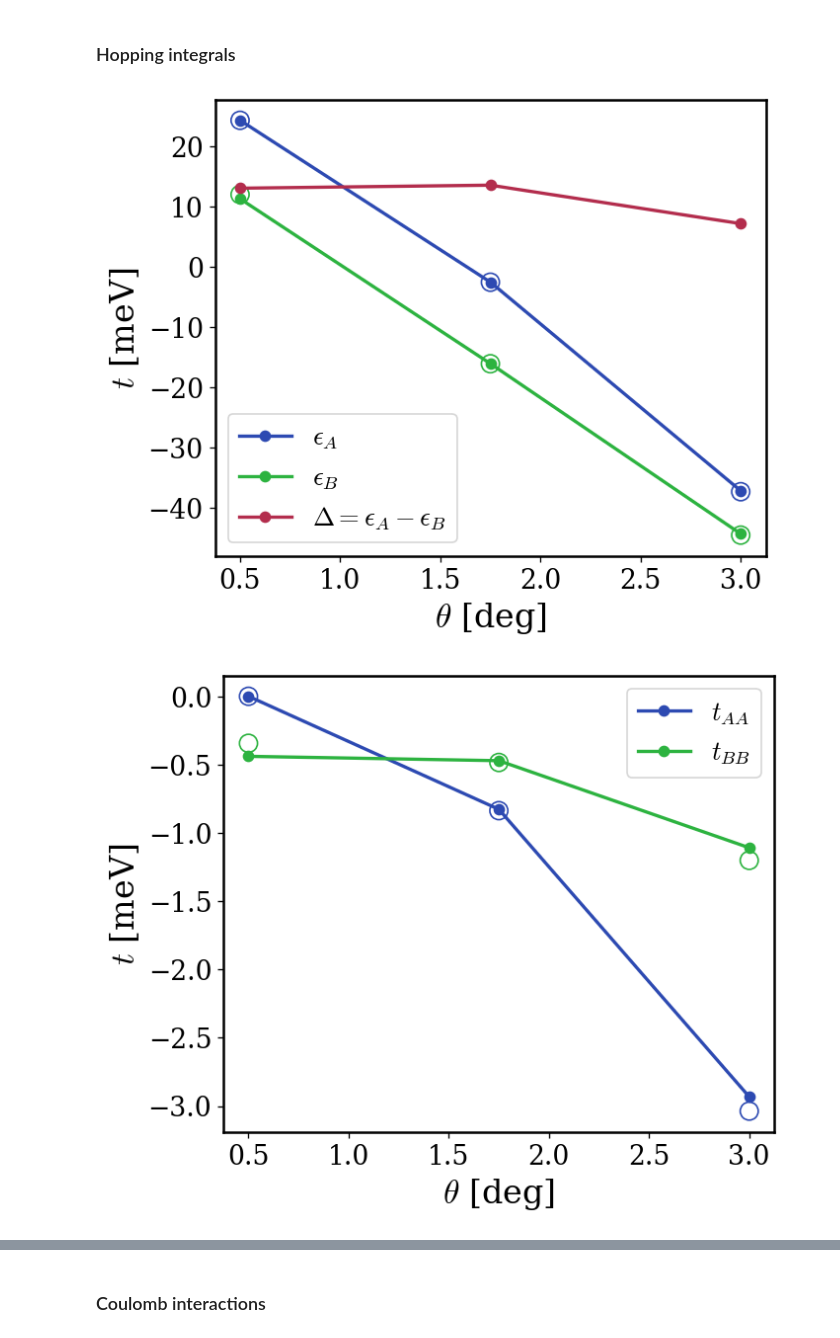
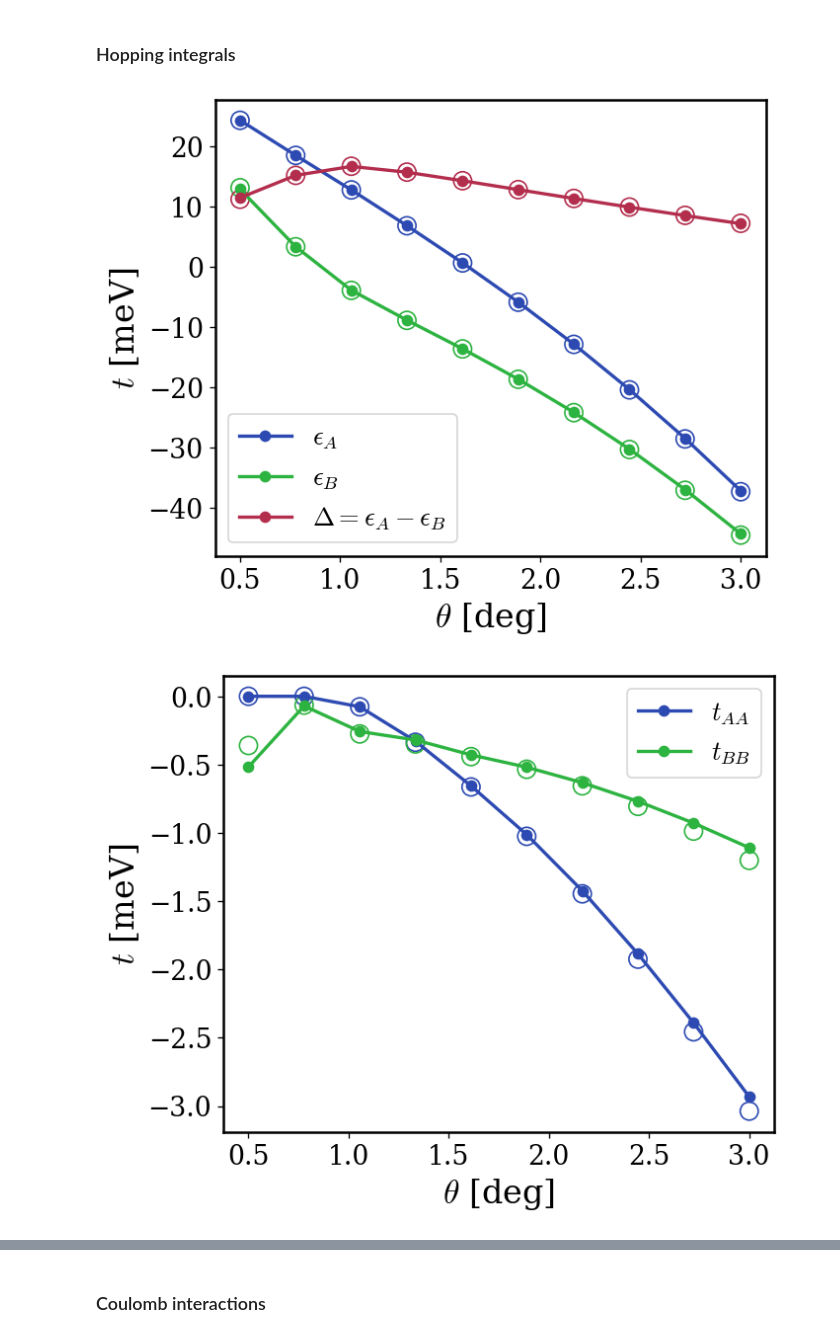
Before and after one commit to sanhq17/moire_heterobilayers, a Jupyter notebook: notebooks/hblyr_honeycomb_hubbard.ipynb, the cells around one changed output, grey strips where cells are left out. Cells and saved outputs as stored; diff of their text form; code cells hidden in the pictures.

```diff
--- a/notebooks/hblyr_honeycomb_hubbard.ipynb
+++ b/notebooks/hblyr_honeycomb_hubbard.ipynb
@@ -96,7 +93,7 @@ Norm Wannier B:  0.9965059696621155
 ### Hopping integrals
 # %%
 sys = HeteroBilayer()
-thetas = np.linspace(0.5, 3.0, 3)
+thetas = np.linspace(0.5, 3.0, 10)
 
 onsiteA = []
 onsiteA_kspace = []
@@ -134,28 +131,30 @@ for th in tqdm(thetas):
 # %%
 fig, ax = plt.subplots(figsize=(6, 5))
 
 cols = ["#2D4AB2", "#2DB340", "#B32D4D"]
 
 ax.plot(thetas, onsiteA, marker="o", label=r"$\epsilon_{A}$", color=cols[0])
 ax.scatter(thetas, onsiteA_kspace, marker="o", edgecolors=cols[0], facecolors="none", s=120)
 ax.plot(thetas, onsiteB, marker="o", label=r"$\epsilon_{B}$", color=cols[1])
 ax.scatter(thetas, onsiteB_kspace, marker="o", edgecolors=cols[1], facecolors="none", s=120)
 
 delta = np.array(onsiteA) - np.array(onsiteB)
+delta_kspace = np.array(onsiteA_kspace) - np.array(onsiteB_kspace)
 
 ax.plot(thetas, delta, marker="o", label=r"$\Delta=\epsilon_A - \epsilon_B$", color=cols[2])
+ax.scatter(thetas, delta_kspace, marker="o", edgecolors=cols[2], facecolors="none", s=120)
 
 ax.set_xlabel(r"$\theta$ [deg]", fontsize=20)
 ax.set_ylabel(r"$t$ [meV]", fontsize=20)
 ax.legend(fontsize=16)
 # Add box around the plot
 ax = plt.gca()
 for spine in ax.spines.values():
     spine.set_visible(True)
     spine.set_linewidth(1.5)
     spine.set_color("black")
 # %% [output]
-[figure, old version]
+[figure, new version]
 # %%
 fig, ax = plt.subplots(figsize=(6, 5))
 
@@ -175,7 +174,7 @@ for spine in ax.spines.values():
     spine.set_linewidth(1.5)
     spine.set_color("black")
 # %% [output]
-[figure, old version]
+[figure, new version]
 # %%
 fig, ax = plt.subplots(figsize=(6, 5))
 
```
Also changed, not shown: parts of 13 cells of this notebook, 1 other file.
